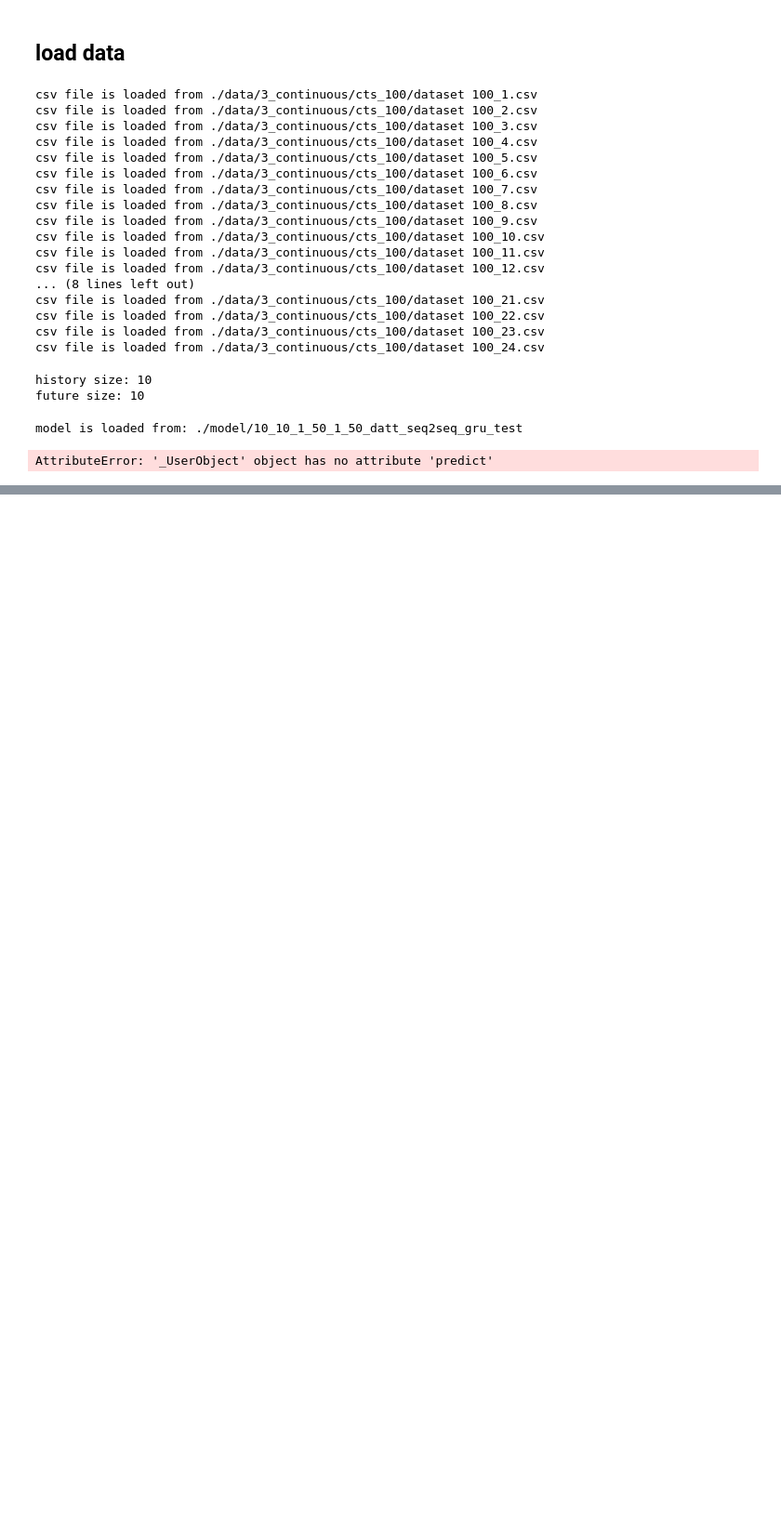
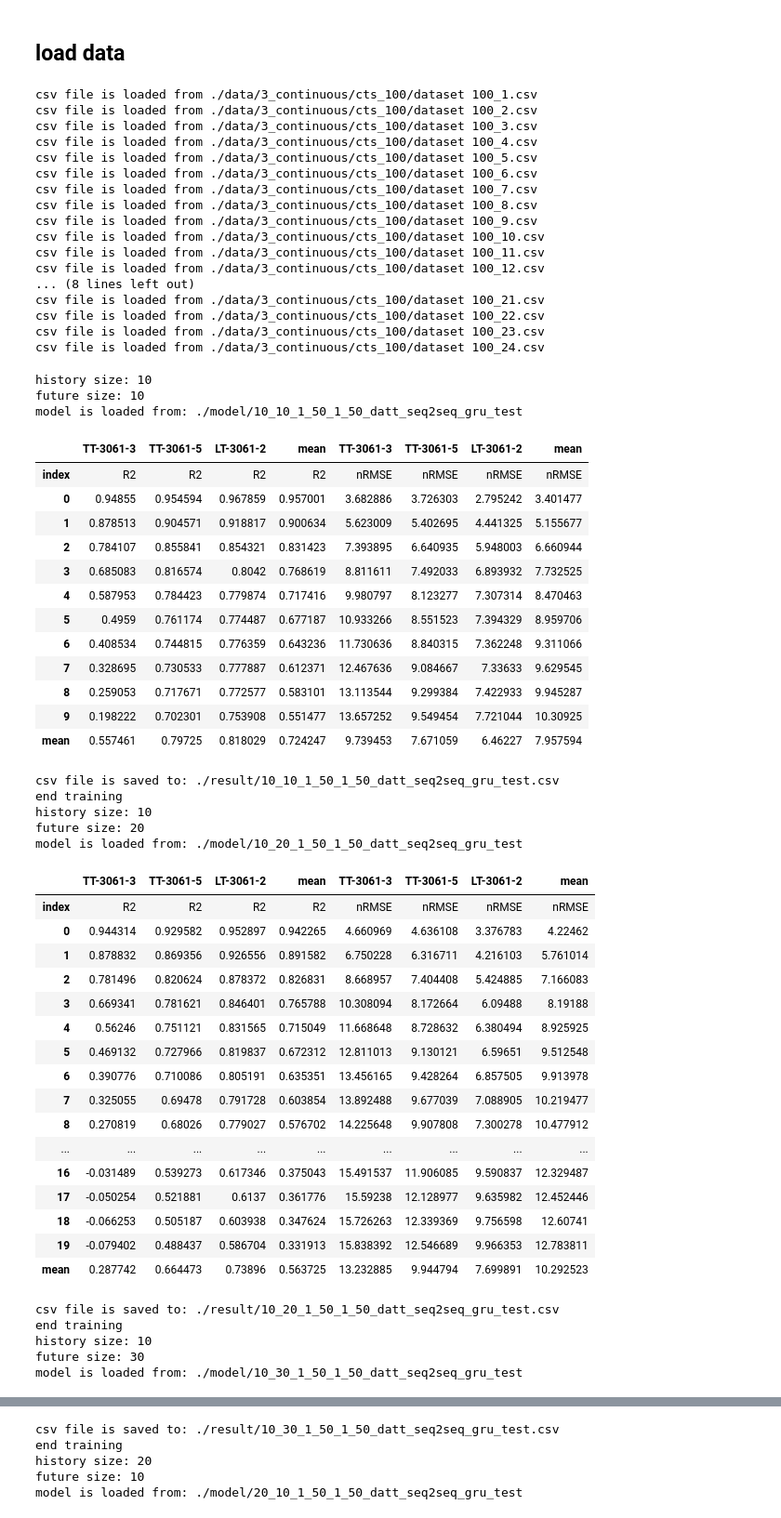
Before and after one commit to pseokyoung/22_Dual_Attention, a Jupyter notebook: 3_ParameterOptimization.ipynb, the cells around one changed output, grey strips where cells are left out. Shown: that part at 93% size. Cells and saved outputs as stored; diff of their text form; code cells hidden in the pictures; blank space fills up the shorter version.

```diff
--- a/3_ParameterOptimization.ipynb
+++ b/3_ParameterOptimization.ipynb
@@ -91,33 +91,73 @@ for history_size in history_list:
                 future_series = np.concatenate([future_series, future], axis=0)
 
         factor = rnn.super_attention(delta, future_size, future_num, att_type)
         # Dual-attention Seq2Seq model
         DATT_seq2seq_GRU = rnn.RNN(history_series, history_var, future_series, future_var)
         # TT split
         DATT_seq2seq_GRU.train_test(test_size=test_size, test_num=test_num)
         # TV split
         valid_size = DATT_seq2seq_GRU.history_test.shape[0]/DATT_seq2seq_GRU.history_train.shape[0]
         DATT_seq2seq_GRU.train_valid(valid_size=valid_size)
         # scaling
         DATT_seq2seq_GRU.scaling()
         # modeling
         DATT_seq2seq_GRU.build_model(num_layers=num_layers, num_neurons=num_neurons, dense_layers=dense_layers, dense_neurons=dense_neurons, model_type=model_type, factor=factor)
         # training
         model_num = 'test'
         model_name = f"{history_size}_{future_size}_{num_layers}_{num_neurons}_{dense_layers}_{dense_neurons}_{model_type}_{model_num}"
         if not exists("./model", model_name, 'model'):
             DATT_seq2seq_GRU.train()
             DATT_seq2seq_GRU.save_model(f"./model/{model_name}")
         else:
             DATT_seq2seq_GRU.model = loadfile("./model", model_name, 'model')
         # test
         test_result = DATT_seq2seq_GRU.test()
-        savefile(test_result, './result', model_name)
+        if not exists('./result', model_name):
+            savefile(test_result, './result', model_name)
         print("end training")
 
 print('end opitmization')
 # %% [output]
 history size: 10
 future size: 10
+model is loaded from: ./model/10_10_1_50_1_50_datt_seq2seq_gru_test
+|  | TT-3061-3 | TT-3061-5 | LT-3061-2 | mean | TT-3061-3 | TT-3061-5 | LT-3061-2 | mean |
+| index | R2 | R2 | R2 | R2 | nRMSE | nRMSE | nRMSE | nRMSE |
+| 0 | 0.94855 | 0.954594 | 0.967859 | 0.957001 | 3.682886 | 3.726303 | 2.795242 | 3.401477 |
+| 1 | 0.878513 | 0.904571 | 0.918817 | 0.900634 | 5.623009 | 5.402695 | 4.441325 | 5.155677 |
+| 2 | 0.784107 | 0.855841 | 0.854321 | 0.831423 | 7.393895 | 6.640935 | 5.948003 | 6.660944 |
+| 3 | 0.685083 | 0.816574 | 0.8042 | 0.768619 | 8.811611 | 7.492033 | 6.893932 | 7.732525 |
+| 4 | 0.587953 | 0.784423 | 0.779874 | 0.717416 | 9.980797 | 8.123277 | 7.307314 | 8.470463 |
+| 5 | 0.4959 | 0.761174 | 0.774487 | 0.677187 | 10.933266 | 8.551523 | 7.394329 | 8.959706 |
+| 6 | 0.408534 | 0.744815 | 0.776359 | 0.643236 | 11.730636 | 8.840315 | 7.362248 | 9.311066 |
+| 7 | 0.328695 | 0.730533 | 0.777887 | 0.612371 | 12.467636 | 9.084667 | 7.33633 | 9.629545 |
+| 8 | 0.259053 | 0.717671 | 0.772577 | 0.583101 | 13.113544 | 9.299384 | 7.422933 | 9.945287 |
+| 9 | 0.198222 | 0.702301 | 0.753908 | 0.551477 | 13.657252 | 9.549454 | 7.721044 | 10.30925 |
+| mean | 0.557461 | 0.79725 | 0.818029 | 0.724247 | 9.739453 | 7.671059 | 6.46227 | 7.957594 |
-model is loaded from: ./model/10_10_1_50_1_50_datt_seq2seq_gru_test
+csv file is saved to: ./result/10_10_1_50_1_50_datt_seq2seq_gru_test.csv
+end training
+history size: 10
+future size: 20
+model is loaded from: ./model/10_20_1_50_1_50_datt_seq2seq_gru_test
+|  | TT-3061-3 | TT-3061-5 | LT-3061-2 | mean | TT-3061-3 | TT-3061-5 | LT-3061-2 | mean |
+| index | R2 | R2 | R2 | R2 | nRMSE | nRMSE | nRMSE | nRMSE |
+| 0 | 0.944314 | 0.929582 | 0.952897 | 0.942265 | 4.660969 | 4.636108 | 3.376783 | 4.22462 |
+| 1 | 0.878832 | 0.869356 | 0.926556 | 0.891582 | 6.750228 | 6.316711 | 4.216103 | 5.761014 |
+| 2 | 0.781496 | 0.820624 | 0.878372 | 0.826831 | 8.668957 | 7.404408 | 5.424885 | 7.166083 |
+| 3 | 0.669341 | 0.781621 | 0.846401 | 0.765788 | 10.308094 | 8.172664 | 6.09488 | 8.19188 |
+| 4 | 0.56246 | 0.751121 | 0.831565 | 0.715049 | 11.668648 | 8.728632 | 6.380494 | 8.925925 |
+| 5 | 0.469132 | 0.727966 | 0.819837 | 0.672312 | 12.811013 | 9.130121 | 6.59651 | 9.512548 |
+| 6 | 0.390776 | 0.710086 | 0.805191 | 0.635351 | 13.456165 | 9.428264 | 6.857505 | 9.913978 |
+| 7 | 0.325055 | 0.69478 | 0.791728 | 0.603854 | 13.892488 | 9.677039 | 7.088905 | 10.219477 |
+| 8 | 0.270819 | 0.68026 | 0.779027 | 0.576702 | 14.225648 | 9.907808 | 7.300278 | 10.477912 |
+| ... | ... | ... | ... | ... | ... | ... | ... | ... |
+| 16 | -0.031489 | 0.539273 | 0.617346 | 0.375043 | 15.491537 | 11.906085 | 9.590837 | 12.329487 |
+| 17 | -0.050254 | 0.521881 | 0.6137 | 0.361776 | 15.59238 | 12.128977 | 9.635982 | 12.452446 |
+| 18 | -0.066253 | 0.505187 | 0.603938 | 0.347624 | 15.726263 | 12.339369 | 9.756598 | 12.60741 |
+| 19 | -0.079402 | 0.488437 | 0.586704 | 0.331913 | 15.838392 | 12.546689 | 9.966353 | 12.783811 |
+| mean | 0.287742 | 0.664473 | 0.73896 | 0.563725 | 13.232885 | 9.944794 | 7.699891 | 10.292523 |
-AttributeError: '_UserObject' object has no attribute 'predict'
+csv file is saved to: ./result/10_20_1_50_1_50_datt_seq2seq_gru_test.csv
+end training
+history size: 10
+future size: 30
+model is loaded from: ./model/10_30_1_50_1_50_datt_seq2seq_gru_test
@@ -123,0 +181,5 @@ AttributeError: '_UserObject' object has no attribute 'predict'
+csv file is saved to: ./result/10_30_1_50_1_50_datt_seq2seq_gru_test.csv
+end training
+history size: 20
+future size: 10
+model is loaded from: ./model/20_10_1_50_1_50_datt_seq2seq_gru_test
```
Also changed, not shown: parts of 3 cells of this notebook, 14 other files.
